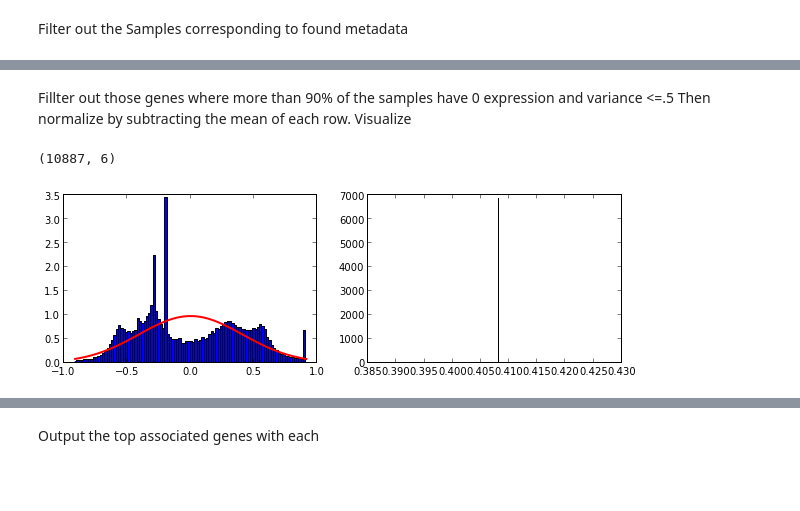
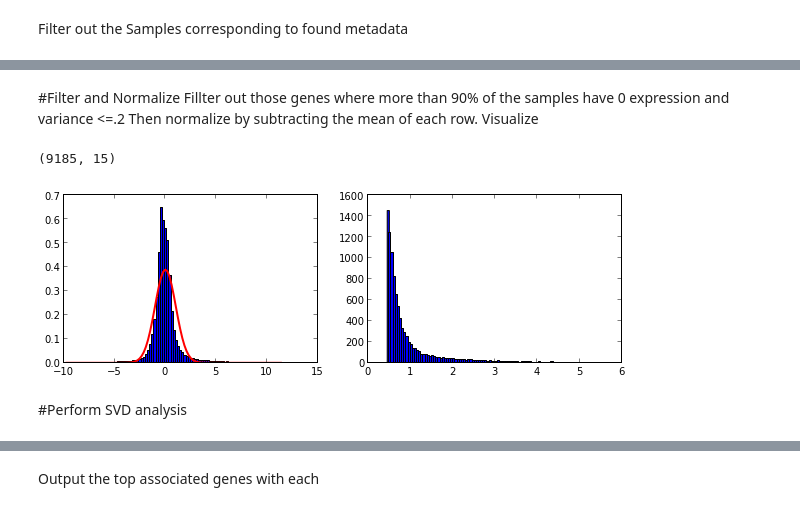
Before and after one commit to th1vairam/pcbc_c4_analysis, a Jupyter notebook: aravavind_analysis.ipynb, the cells around one changed output, grey strips where cells are left out. Drawn from its saved outputs; the diff is of its cells as text; code cells hidden in the pictures; blank space fills up the shorter version.

Commit message:
Add Aravind analysis.

```diff
--- a/aravavind_analysis.ipynb
+++ b/aravavind_analysis.ipynb
@@ -65,31 +66,34 @@ print data.shape
 # %% [markdown]
-Fillter out those genes where more than 90% of the samples have 0 expression and variance <=.5
+#Filter and Normalize
+Fillter out those genes where more than 90% of the samples have 0 expression and variance <=.2
 Then normalize by subtracting the mean of each row.
 Visualize
 # %%
 #Filter by:        number of 0 items for each gene             variance being larger than...
 idx=np.logical_and(np.sum(data==0, 1)/float(data.shape[1])<.9, np.var(np.log2(data+1),1)>.2)
 data=data[idx]
 genes = genes[idx]
 geneNames = geneNames[idx]
 geneLoci = geneLoci[idx]
 
 #Log transform and mean Center
 dataNorm=np.log2(data+1)
-dataNorm=scale(dataNorm, center=True, scale=True)
+dataNorm=scale(dataNorm, center=True, scale=False)
 print dataNorm.shape
 
 #Plot distribution and standard deviation
 mu, sigma=stats.norm.fit(dataNorm.flatten())
 pylab.figure(figsize=(10,3));
 pylab.subplot(1,2,1);
 n, bins, patches = pylab.hist(dataNorm.flatten(), 100, normed=True);
 pylab.plot(bins, stats.norm.pdf(bins, mu, sigma), 'r', linewidth=2)
 pylab.subplot(1,2,2);
 pylab.hist(np.std(dataNorm,1),100);
 # %% [output]
-(10887, 6)
+(9185, 15)
-[figure, old version]
+[figure, new version]
+# %% [markdown]
+#Perform SVD analysis
 # %%
 metaColor = metadata['celltissuesourcepreinduction']
 u, s, vt = QaD_SVD(dataNorm, colorLabels = metaColor, labels=metadata['bamName'])
```
Also changed, not shown: parts of 3 cells of this notebook, 1 other file.
